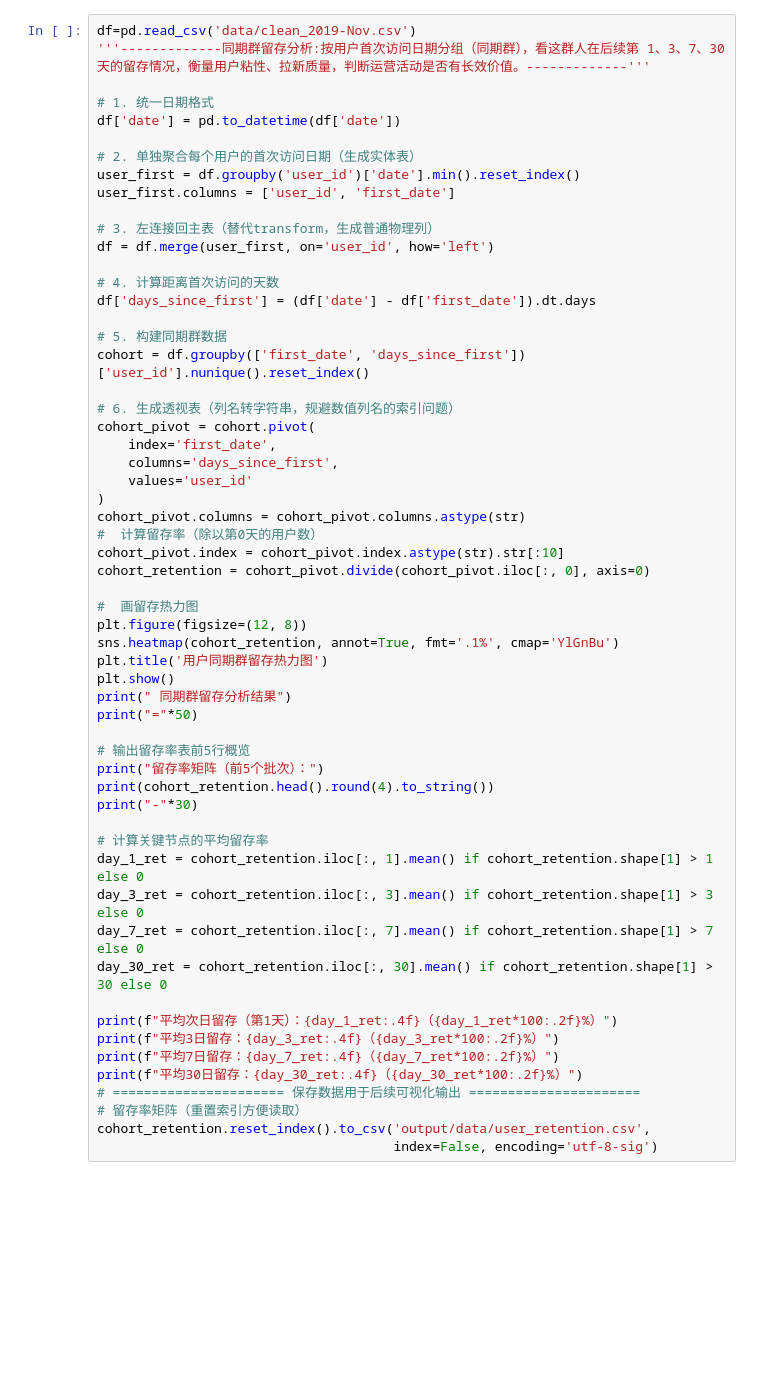
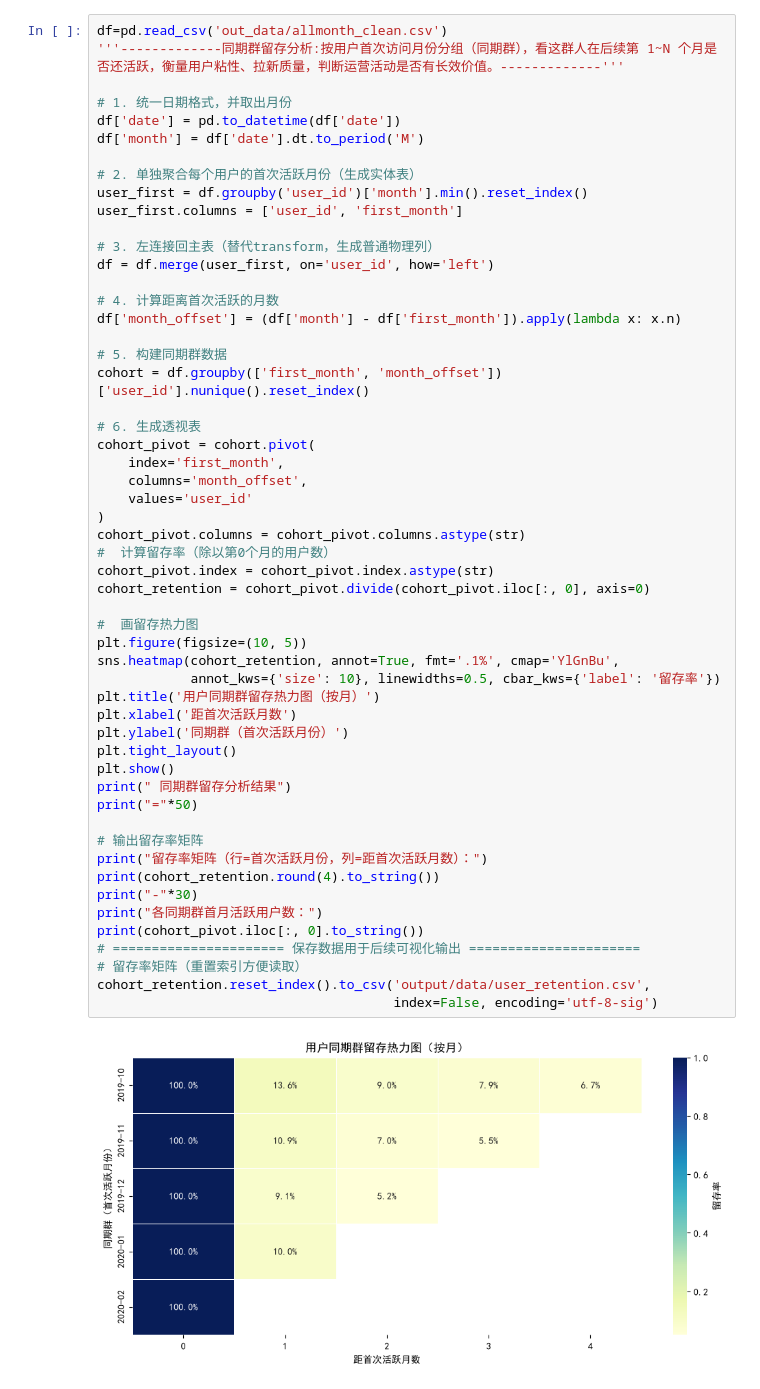
Before and after one commit to fqqf11/ecommerce_behavior_analysis, a Jupyter notebook: code/python项目文件/同期群留存.ipynb, the cells around one changed output. Cells and saved outputs as stored; diff of their text form; blank space fills up the shorter version.

```diff
--- a/code/python项目文件/同期群留存.ipynb
+++ b/code/python项目文件/同期群留存.ipynb
@@ -11,60 +9,58 @@ from mlxtend.frequent_patterns import apriori, association_rules
 #将数据输出结果导出
 import os
 # %%
-df=pd.read_csv('data/clean_2019-Nov.csv')
-'''-------------同期群留存分析:按用户首次访问日期分组（同期群），看这群人在后续第 1、3、7、30 天的留存情况，衡量用户粘性、拉新质量，判断运营活动是否有长效价值。-------------'''
+df=pd.read_csv('out_data/allmonth_clean.csv')
+'''-------------同期群留存分析:按用户首次访问月份分组（同期群），看这群人在后续第 1~N 个月是否还活跃，衡量用户粘性、拉新质量，判断运营活动是否有长效价值。-------------'''
 
-# 1. 统一日期格式
+# 1. 统一日期格式，并取出月份
 df['date'] = pd.to_datetime(df['date'])
+df['month'] = df['date'].dt.to_period('M')
 
-# 2. 单独聚合每个用户的首次访问日期（生成实体表）
-user_first = df.groupby('user_id')['date'].min().reset_index()
-user_first.columns = ['user_id', 'first_date']
+# 2. 单独聚合每个用户的首次活跃月份（生成实体表）
+user_first = df.groupby('user_id')['month'].min().reset_index()
+user_first.columns = ['user_id', 'first_month']
 
 # 3. 左连接回主表（替代transform，生成普通物理列）
 df = df.merge(user_first, on='user_id', how='left')
 
-# 4. 计算距离首次访问的天数
-df['days_since_first'] = (df['date'] - df['first_date']).dt.days
+# 4. 计算距离首次活跃的月数
+df['month_offset'] = (df['month'] - df['first_month']).apply(lambda x: x.n)
 
 # 5. 构建同期群数据
-cohort = df.groupby(['first_date', 'days_since_first'])['user_id'].nunique().reset_index()
+cohort = df.groupby(['first_month', 'month_offset'])['user_id'].nunique().reset_index()
 
-# 6. 生成透视表（列名转字符串，规避数值列名的索引问题）
+# 6. 生成透视表
 cohort_pivot = cohort.pivot(
-    index='first_date',
-    columns='days_since_first',
+    index='first_month',
+    columns='month_offset',
     values='user_id'
 )
 cohort_pivot.columns = cohort_pivot.columns.astype(str)
-#  计算留存率（除以第0天的用户数）
-cohort_pivot.index = cohort_pivot.index.astype(str).str[:10]
+#  计算留存率（除以第0个月的用户数）
+cohort_pivot.index = cohort_pivot.index.astype(str)
 cohort_retention = cohort_pivot.divide(cohort_pivot.iloc[:, 0], axis=0)
 
 #  画留存热力图
-plt.figure(figsize=(12, 8))
-sns.heatmap(cohort_retention, annot=True, fmt='.1%', cmap='YlGnBu')
-plt.title('用户同期群留存热力图')
+plt.figure(figsize=(10, 5))
+sns.heatmap(cohort_retention, annot=True, fmt='.1%', cmap='YlGnBu',
+            annot_kws={'size': 10}, linewidths=0.5, cbar_kws={'label': '留存率'})
+plt.title('用户同期群留存热力图（按月）')
+plt.xlabel('距首次活跃月数')
+plt.ylabel('同期群（首次活跃月份）')
+plt.tight_layout()
 plt.show()
 print(" 同期群留存分析结果")
 print("="*50)
 
-# 输出留存率表前5行概览
-print("留存率矩阵（前5个批次）：")
-print(cohort_retention.head().round(4).to_string())
+# 输出留存率矩阵
+print("留存率矩阵（行=首次活跃月份，列=距首次活跃月数）：")
+print(cohort_retention.round(4).to_string())
 print("-"*30)
-
-# 计算关键节点的平均留存率
-day_1_ret = cohort_retention.iloc[:, 1].mean() if cohort_retention.shape[1] > 1 else 0
-day_3_ret = cohort_retention.iloc[:, 3].mean() if cohort_retention.shape[1] > 3 else 0
-day_7_ret = cohort_retention.iloc[:, 7].mean() if cohort_retention.shape[1] > 7 else 0
-day_30_ret = cohort_retention.iloc[:, 30].mean() if cohort_retention.shape[1] > 30 else 0
-
-print(f"平均次日留存（第1天）：{day_1_ret:.4f}（{day_1_ret*100:.2f}%）")
-print(f"平均3日留存：{day_3_ret:.4f}（{day_3_ret*100:.2f}%）")
-print(f"平均7日留存：{day_7_ret:.4f}（{day_7_ret*100:.2f}%）")
-print(f"平均30日留存：{day_30_ret:.4f}（{day_30_ret*100:.2f}%）")
+print("各同期群首月活跃用户数：")
+print(cohort_pivot.iloc[:, 0].to_string())
 # ====================== 保存数据用于后续可视化输出 ======================
 # 留存率矩阵（重置索引方便读取）
 cohort_retention.reset_index().to_csv('output/data/user_retention.csv',
                                       index=False, encoding='utf-8-sig')
+# %% [output]
+[figure, added]
```
Also changed, not shown: parts of 2 cells of this notebook, 21 other files.
